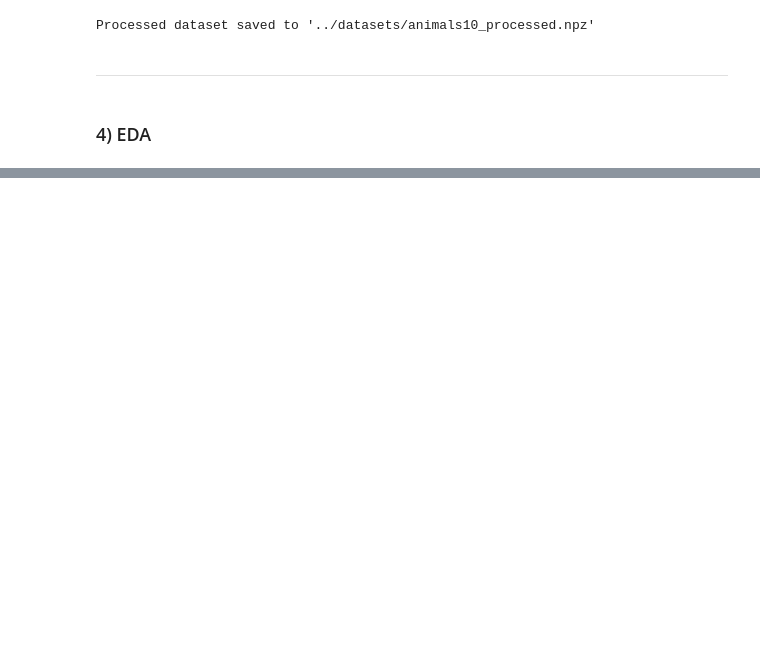
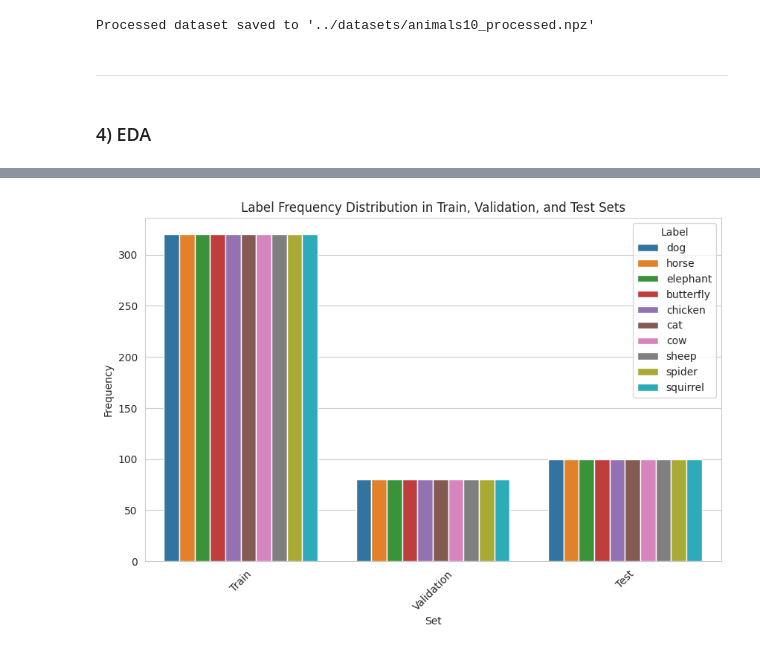
Before and after one commit to JackB999/Coursework-2-M32895-2025-26-, a Jupyter notebook: jupyter_notebooks/Coursework2.ipynb, the cells around one changed output, grey strips where cells are left out. Drawn from its saved outputs; the diff is of its cells as text; code cells hidden in the pictures; blank space fills up the shorter version.

```diff
--- a/jupyter_notebooks/Coursework2.ipynb
+++ b/jupyter_notebooks/Coursework2.ipynb
@@ -420,0 +424,19 @@ Processed dataset saved to '../datasets/animals10_processed.npz'
+# %%
+df_freq = pd.DataFrame(columns=['Set', 'Label', 'Frequency']) # AI helped fix this line because i kept getting errors
+
+def count_labels(dataset, dataset_name):
+    global df_freq
+    unique, counts = np.unique(dataset, return_counts=True)
+    for label, frequency in zip(unique, counts):
+        df_freq = pd.concat([
+            df_freq,
+            pd.DataFrame([{'Set': dataset_name, 'Label': CLASS_NAMES[label], 'Frequency': frequency}])
+        ], ignore_index=True)
+        print(f"* {dataset_name} - {CLASS_NAMES[label]}: {frequency} images")
+
+
+count_labels(y_train, 'Train')
+print()
+count_labels(y_val,   'Validation')
+print()
+count_labels(y_test,  'Test')
@@ -420,0 +461,10 @@ Processed dataset saved to '../datasets/animals10_processed.npz'
+# %%
+# Visualize the label distribution and save image
+sns.set_style("whitegrid")
+plt.figure(figsize=(10, 6))
+sns.barplot(data=df_freq, x='Set', y='Frequency', hue='Label')
+plt.xticks(rotation=45)
+plt.title("Label Frequency Distribution in Train, Validation, and Test Sets")
+plt.show()
+# %% [output]
+[figure, added]
```
Also changed, not shown: parts of 14 cells of this notebook, 1 other file.
